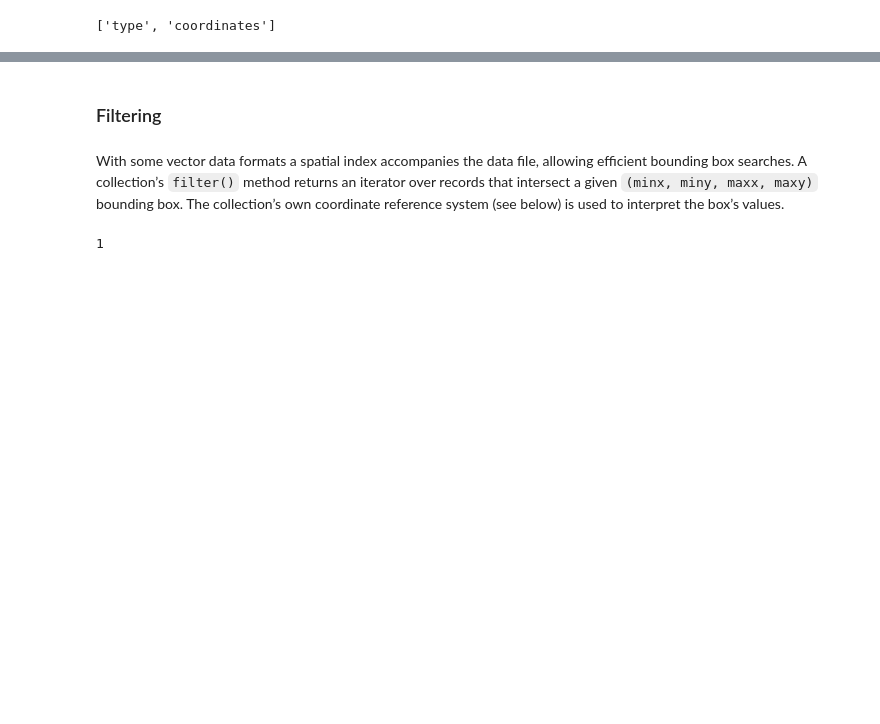
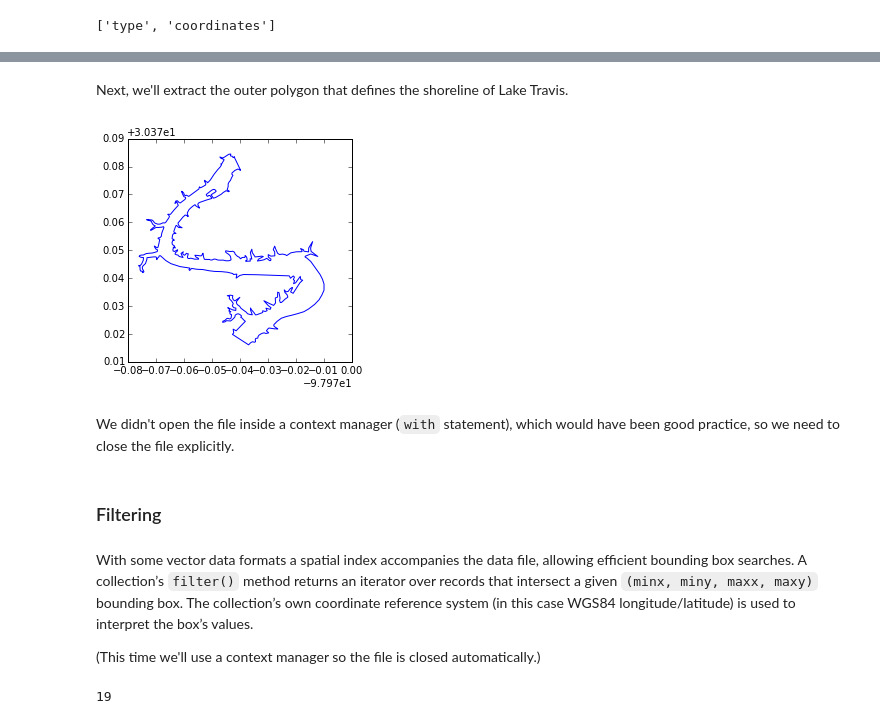
Before and after one commit to kjordahl/SciPy-Tutorial-2015, a Jupyter notebook: examples/reading vector data with Fiona.ipynb, the cells around one changed output, grey strips where cells are left out. Saved outputs shown, nothing was run; the diff lists cells and outputs as text; code cells hidden in the pictures; blank space fills up the shorter version.

```diff
--- a/examples/reading vector data with Fiona.ipynb
+++ b/examples/reading vector data with Fiona.ipynb
@@ -103,0 +100,12 @@ for poly in rec['geometry']['coordinates']:
+# %% [markdown]
+Next, we'll extract the outer polygon that defines the shoreline of Lake Travis.
+# %%
+lake_travis = [rec for rec in c if rec['properties']['name'] == 'Lake Travis']
+outer = lake_travis[0]['geometry']['coordinates']
+coords = np.array(outer[0][0]).squeeze()
+plt.plot(coords[:,0], coords[:,1], fillstyle='full')
+plt.gca().set_aspect('equal')
+# %% [output]
+[figure, added]
+# %% [markdown]
+We didn't open the file inside a context manager (`with` statement), which would have been good practice, so we need to close the file explicitly.
@@ -104,10 +114,12 @@ for poly in rec['geometry']['coordinates']:
 # %% [markdown]
 ### Filtering
 # %% [markdown]
-With some vector data formats a spatial index accompanies the data file, allowing efficient bounding box searches. A collection’s `filter()` method returns an iterator over records that intersect a given `(minx, miny, maxx, maxy)` bounding box. The collection’s own coordinate reference system (see below) is used to interpret the box’s values.
+With some vector data formats a spatial index accompanies the data file, allowing efficient bounding box searches. A collection’s `filter()` method returns an iterator over records that intersect a given `(minx, miny, maxx, maxy)` bounding box. The collection’s own coordinate reference system (in this case WGS84 longitude/latitude) is used to interpret the box’s values.
+
+(This time we'll use a context manager so the file is closed automatically.)
 # %%
-c = fiona.open(shpfile, 'r')
-hits = c.filter(bbox=(972000, 194000, 975000, 197000))
-len(list(hits))
+with fiona.open(input_file, 'r') as c:
+    hits = c.filter(bbox=(-98.210438, 30.357799, -97.884216, 30.568691))
+    print(len(list(hits)))
 # %% [output]
-1
+19
```
Also changed, not shown: parts of 15 cells of this notebook.
